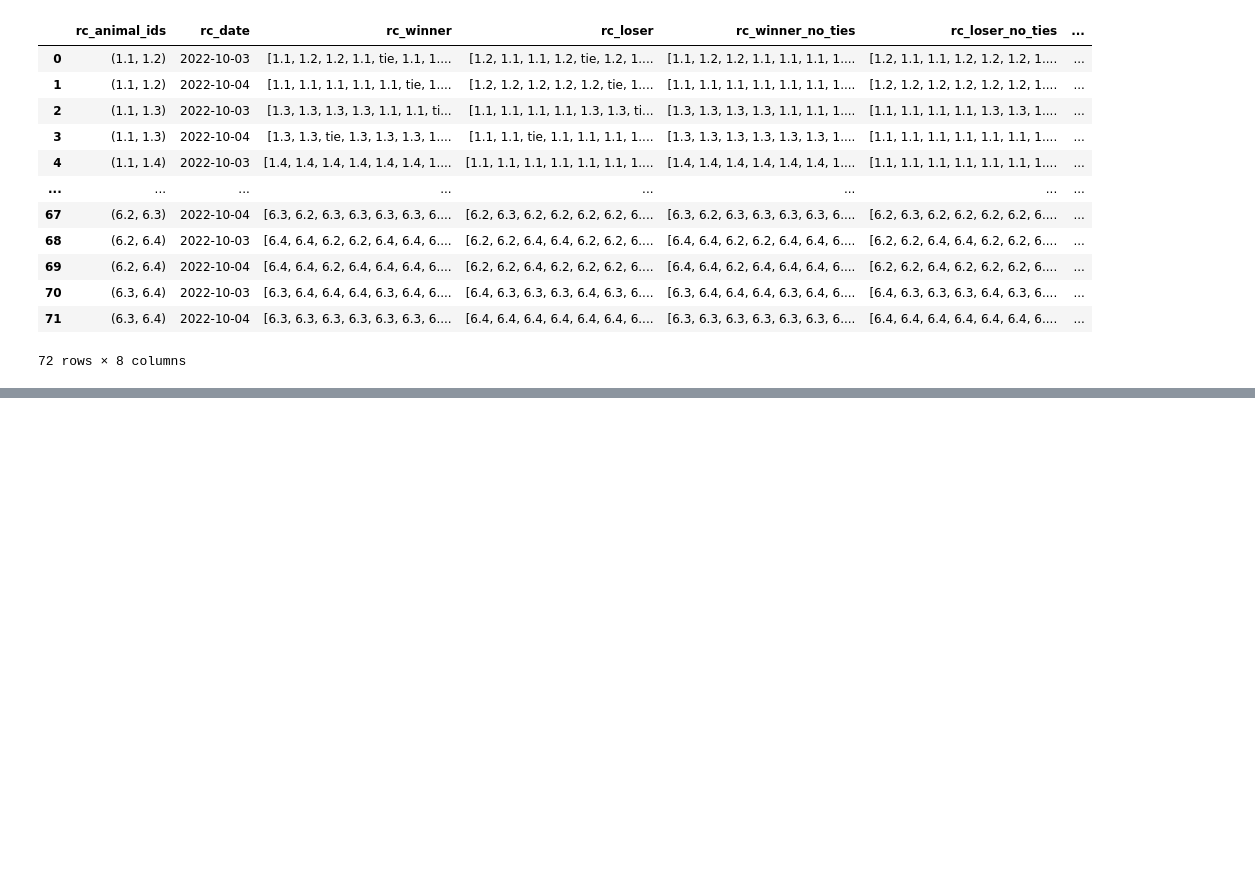
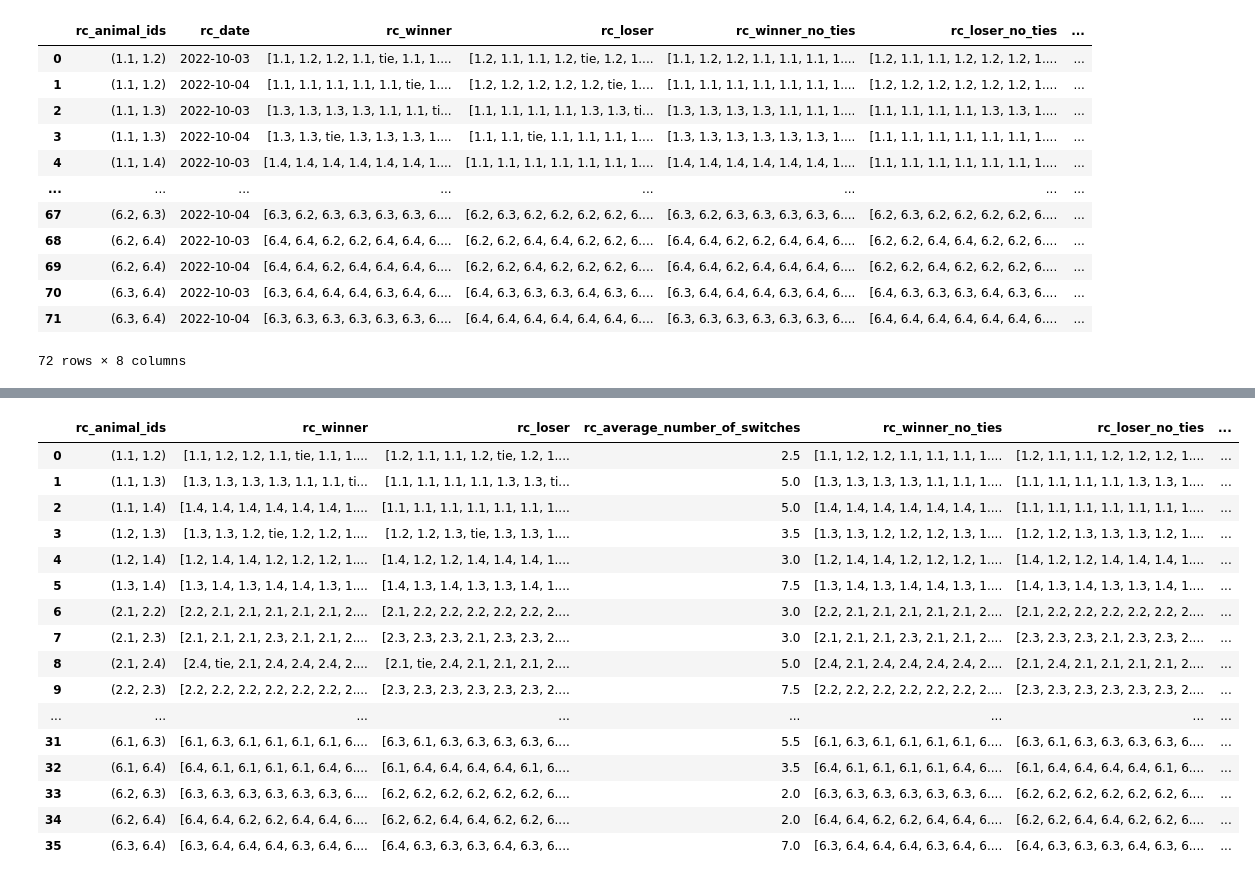
Before and after one commit to padillacoreanolab/social_dominance_active_inference, a Jupyter notebook: results/2023_09_12_pilot_3_elo_rating_calculation/pilot_3_reward_competition_processing.ipynb, the cells around one changed output, grey strips where cells are left out. Drawn from its saved outputs; the diff is of its cells as text; code cells hidden in the pictures; blank space fills up the shorter version.

```diff
--- a/results/2023_09_12_pilot_3_elo_rating_calculation/pilot_3_reward_competition_processing.ipynb
+++ b/results/2023_09_12_pilot_3_elo_rating_calculation/pilot_3_reward_competition_processing.ipynb
@@ -759,0 +901,2 @@ all_competition_per_pair_df
+# %%
+dropped_cuplicate_melted_scoring_df = melted_scoring_df[["animal_ids", "processed_cage_number"]].drop_duplicates()
@@ -759,0 +923,2 @@ all_competition_per_pair_df
+# %%
+pair_to_cage = pd.Series(dropped_cuplicate_melted_scoring_df["processed_cage_number"].values, index=dropped_cuplicate_melted_scoring_df["animal_ids"]).to_dict()
@@ -759,0 +945,22 @@ all_competition_per_pair_df
+# %%
+all_sessions_per_pair_df["processed_cage_number"] = all_sessions_per_pair_df["rc_animal_ids"].map(pair_to_cage)
+# %%
+all_sessions_per_pair_df
+# %% [output]
+|  | rc_animal_ids | rc_winner | rc_loser | rc_average_number_of_switches | rc_winner_no_ties | rc_loser_no_ties | ... |
+| 0 | (1.1, 1.2) | [1.1, 1.2, 1.2, 1.1, tie, 1.1, 1.... | [1.2, 1.1, 1.1, 1.2, tie, 1.2, 1.... | 2.5 | [1.1, 1.2, 1.2, 1.1, 1.1, 1.1, 1.... | [1.2, 1.1, 1.1, 1.2, 1.2, 1.2, 1.... | ... |
+| 1 | (1.1, 1.3) | [1.3, 1.3, 1.3, 1.3, 1.1, 1.1, ti... | [1.1, 1.1, 1.1, 1.1, 1.3, 1.3, ti... | 5.0 | [1.3, 1.3, 1.3, 1.3, 1.1, 1.1, 1.... | [1.1, 1.1, 1.1, 1.1, 1.3, 1.3, 1.... | ... |
+| 2 | (1.1, 1.4) | [1.4, 1.4, 1.4, 1.4, 1.4, 1.4, 1.... | [1.1, 1.1, 1.1, 1.1, 1.1, 1.1, 1.... | 5.0 | [1.4, 1.4, 1.4, 1.4, 1.4, 1.4, 1.... | [1.1, 1.1, 1.1, 1.1, 1.1, 1.1, 1.... | ... |
+| 3 | (1.2, 1.3) | [1.3, 1.3, 1.2, tie, 1.2, 1.2, 1.... | [1.2, 1.2, 1.3, tie, 1.3, 1.3, 1.... | 3.5 | [1.3, 1.3, 1.2, 1.2, 1.2, 1.3, 1.... | [1.2, 1.2, 1.3, 1.3, 1.3, 1.2, 1.... | ... |
+| 4 | (1.2, 1.4) | [1.2, 1.4, 1.4, 1.2, 1.2, 1.2, 1.... | [1.4, 1.2, 1.2, 1.4, 1.4, 1.4, 1.... | 3.0 | [1.2, 1.4, 1.4, 1.2, 1.2, 1.2, 1.... | [1.4, 1.2, 1.2, 1.4, 1.4, 1.4, 1.... | ... |
+| 5 | (1.3, 1.4) | [1.3, 1.4, 1.3, 1.4, 1.4, 1.3, 1.... | [1.4, 1.3, 1.4, 1.3, 1.3, 1.4, 1.... | 7.5 | [1.3, 1.4, 1.3, 1.4, 1.4, 1.3, 1.... | [1.4, 1.3, 1.4, 1.3, 1.3, 1.4, 1.... | ... |
+| 6 | (2.1, 2.2) | [2.2, 2.1, 2.1, 2.1, 2.1, 2.1, 2.... | [2.1, 2.2, 2.2, 2.2, 2.2, 2.2, 2.... | 3.0 | [2.2, 2.1, 2.1, 2.1, 2.1, 2.1, 2.... | [2.1, 2.2, 2.2, 2.2, 2.2, 2.2, 2.... | ... |
+| 7 | (2.1, 2.3) | [2.1, 2.1, 2.1, 2.3, 2.1, 2.1, 2.... | [2.3, 2.3, 2.3, 2.1, 2.3, 2.3, 2.... | 3.0 | [2.1, 2.1, 2.1, 2.3, 2.1, 2.1, 2.... | [2.3, 2.3, 2.3, 2.1, 2.3, 2.3, 2.... | ... |
+| 8 | (2.1, 2.4) | [2.4, tie, 2.1, 2.4, 2.4, 2.4, 2.... | [2.1, tie, 2.4, 2.1, 2.1, 2.1, 2.... | 5.0 | [2.4, 2.1, 2.4, 2.4, 2.4, 2.4, 2.... | [2.1, 2.4, 2.1, 2.1, 2.1, 2.1, 2.... | ... |
+| 9 | (2.2, 2.3) | [2.2, 2.2, 2.2, 2.2, 2.2, 2.2, 2.... | [2.3, 2.3, 2.3, 2.3, 2.3, 2.3, 2.... | 7.5 | [2.2, 2.2, 2.2, 2.2, 2.2, 2.2, 2.... | [2.3, 2.3, 2.3, 2.3, 2.3, 2.3, 2.... | ... |
+| ... | ... | ... | ... | ... | ... | ... | ... |
+| 31 | (6.1, 6.3) | [6.1, 6.3, 6.1, 6.1, 6.1, 6.1, 6.... | [6.3, 6.1, 6.3, 6.3, 6.3, 6.3, 6.... | 5.5 | [6.1, 6.3, 6.1, 6.1, 6.1, 6.1, 6.... | [6.3, 6.1, 6.3, 6.3, 6.3, 6.3, 6.... | ... |
+| 32 | (6.1, 6.4) | [6.4, 6.1, 6.1, 6.1, 6.1, 6.4, 6.... | [6.1, 6.4, 6.4, 6.4, 6.4, 6.1, 6.... | 3.5 | [6.4, 6.1, 6.1, 6.1, 6.1, 6.4, 6.... | [6.1, 6.4, 6.4, 6.4, 6.4, 6.1, 6.... | ... |
+| 33 | (6.2, 6.3) | [6.3, 6.3, 6.3, 6.3, 6.3, 6.3, 6.... | [6.2, 6.2, 6.2, 6.2, 6.2, 6.2, 6.... | 2.0 | [6.3, 6.3, 6.3, 6.3, 6.3, 6.3, 6.... | [6.2, 6.2, 6.2, 6.2, 6.2, 6.2, 6.... | ... |
+| 34 | (6.2, 6.4) | [6.4, 6.4, 6.2, 6.2, 6.4, 6.4, 6.... | [6.2, 6.2, 6.4, 6.4, 6.2, 6.2, 6.... | 2.0 | [6.4, 6.4, 6.2, 6.2, 6.4, 6.4, 6.... | [6.2, 6.2, 6.4, 6.4, 6.2, 6.2, 6.... | ... |
+| 35 | (6.3, 6.4) | [6.3, 6.4, 6.4, 6.4, 6.3, 6.4, 6.... | [6.4, 6.3, 6.3, 6.3, 6.4, 6.3, 6.... | 7.0 | [6.3, 6.4, 6.4, 6.4, 6.3, 6.4, 6.... | [6.4, 6.3, 6.3, 6.3, 6.4, 6.3, 6.... | ... |
```
Also changed, not shown: parts of 72 cells of this notebook.
